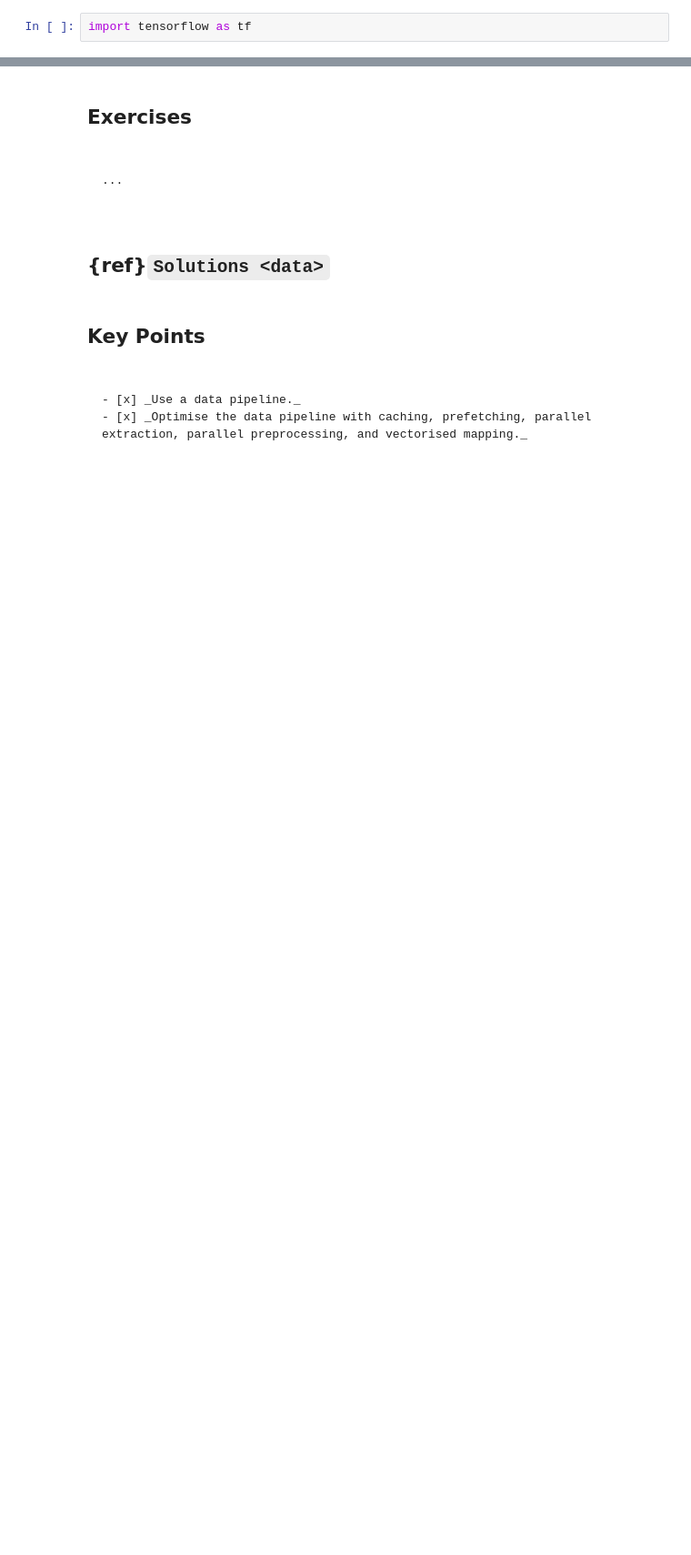
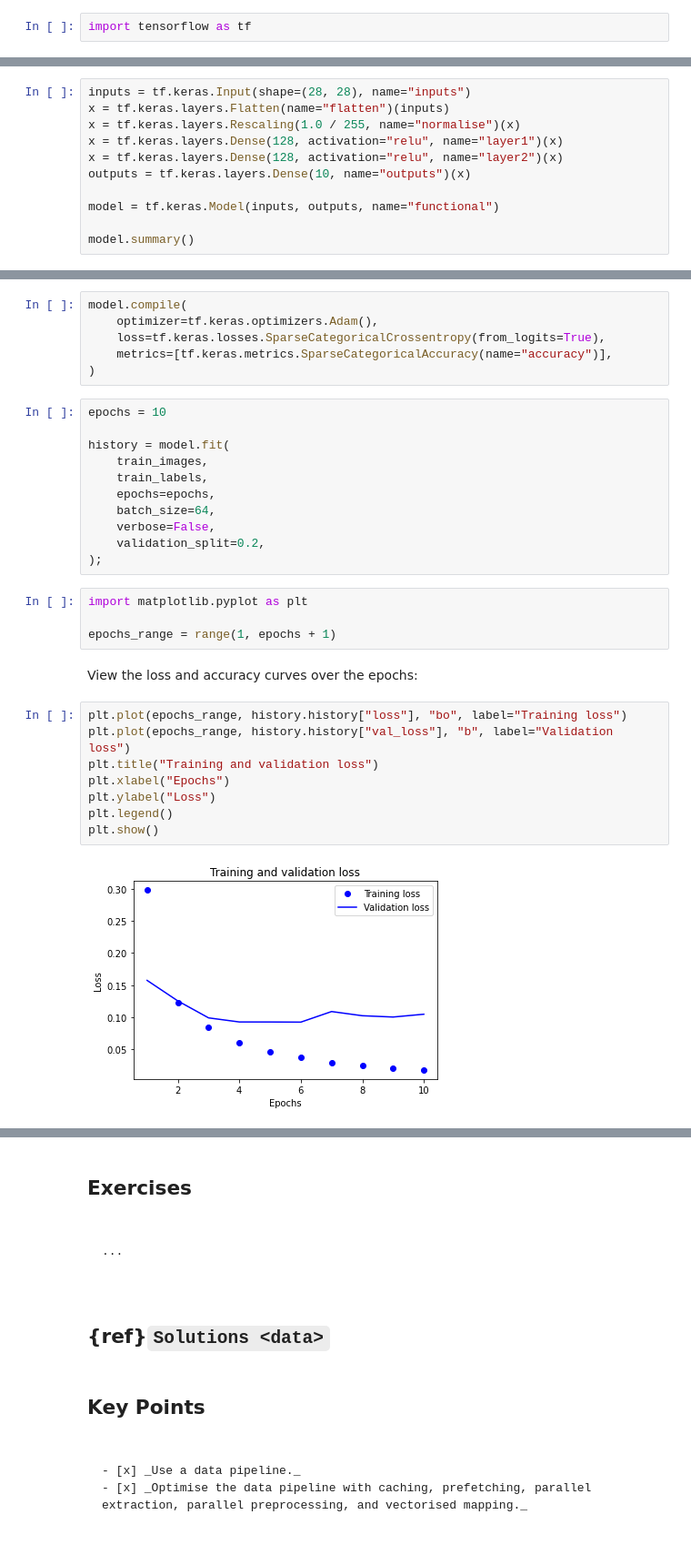
Before and after one commit to lukeconibear/intro_ml, a Jupyter notebook: docs/03_data.ipynb, the cells around one changed output, grey strips where cells are left out. Shown at 91% size. Cells and saved outputs as stored; diff of their text form; blank space fills up the shorter version.

```diff
--- a/docs/03_data.ipynb
+++ b/docs/03_data.ipynb
@@ -291,0 +338,11 @@ Num GPUs Available:  0
+# %%
+inputs = tf.keras.Input(shape=(28, 28), name="inputs")
+x = tf.keras.layers.Flatten(name="flatten")(inputs)
+x = tf.keras.layers.Rescaling(1.0 / 255, name="normalise")(x)
+x = tf.keras.layers.Dense(128, activation="relu", name="layer1")(x)
+x = tf.keras.layers.Dense(128, activation="relu", name="layer2")(x)
+outputs = tf.keras.layers.Dense(10, name="outputs")(x)
+
+model = tf.keras.Model(inputs, outputs, name="functional")
+
+model.summary()
@@ -291,0 +367,33 @@ Num GPUs Available:  0
+# %%
+model.compile(
+    optimizer=tf.keras.optimizers.Adam(),
+    loss=tf.keras.losses.SparseCategoricalCrossentropy(from_logits=True),
+    metrics=[tf.keras.metrics.SparseCategoricalAccuracy(name="accuracy")],
+)
+# %%
+epochs = 10
+
+history = model.fit(
+    train_images,
+    train_labels,
+    epochs=epochs,
+    batch_size=64,
+    verbose=False,
+    validation_split=0.2,
+);
+# %%
+import matplotlib.pyplot as plt
+
+epochs_range = range(1, epochs + 1)
+# %% [markdown]
+View the loss and accuracy curves over the epochs:
+# %%
+plt.plot(epochs_range, history.history["loss"], "bo", label="Training loss")
+plt.plot(epochs_range, history.history["val_loss"], "b", label="Validation loss")
+plt.title("Training and validation loss")
+plt.xlabel("Epochs")
+plt.ylabel("Loss")
+plt.legend()
+plt.show()
+# %% [output]
+[figure, added]
```
Also changed, not shown: parts of 26 cells of this notebook, 8 other files.
